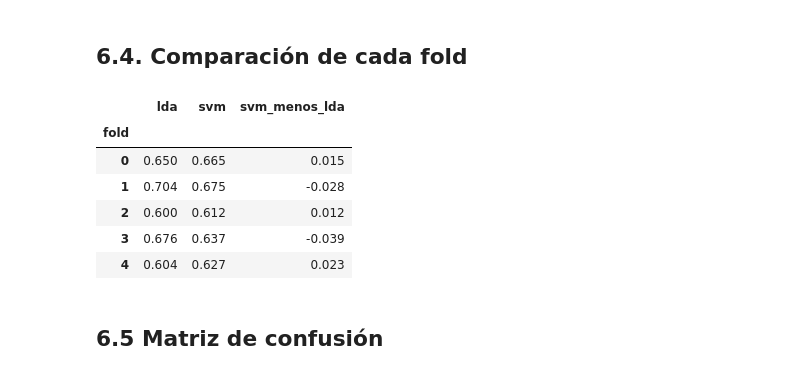
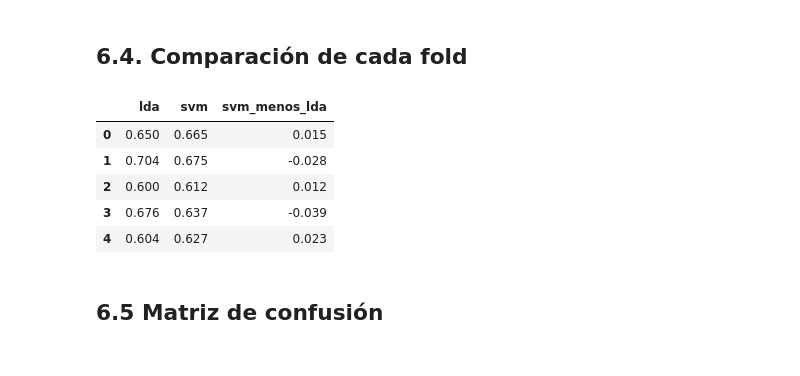
Before and after one commit to enzocastrozn/machine_learning, a Jupyter notebook: src/modelos_enzo.ipynb, the cells around one changed output. Saved outputs shown, nothing was run; the diff lists cells and outputs as text; code cells hidden in the pictures.

```diff
--- a/src/modelos_enzo.ipynb
+++ b/src/modelos_enzo.ipynb
@@ -802,18 +787,16 @@ Mejores hiperparámetros
 ## 6.4. Comparación de cada fold
 # %%
 folds = pd.DataFrame({
-    n: pd.read_csv(
-        mod.RUTA_RESULTADOS / f"{n}_folds.csv",
-        index_col=0
-    )["f1_macro"]
-    for n in ["lda", "svm"]
+    "lda": [busqueda_lda.cv_results_[f"split{k}_test_f1_macro"][busqueda_lda.best_index_]
+            for k in range(cte.n_folds)],
+    "svm": [busqueda_svm.cv_results_[f"split{k}_test_f1_macro"][busqueda_svm.best_index_]
+            for k in range(cte.n_folds)],
 })
 
 folds["svm_menos_lda"] = folds["svm"] - folds["lda"]
 folds.round(3)
 # %% [output]
 |  | lda | svm | svm_menos_lda |
-| fold |  |  |  |
 | 0 | 0.650 | 0.665 | 0.015 |
 | 1 | 0.704 | 0.675 | -0.028 |
 | 2 | 0.600 | 0.612 | 0.012 |
```
Also changed, not shown: parts of 16 cells of this notebook, 8 other files.
